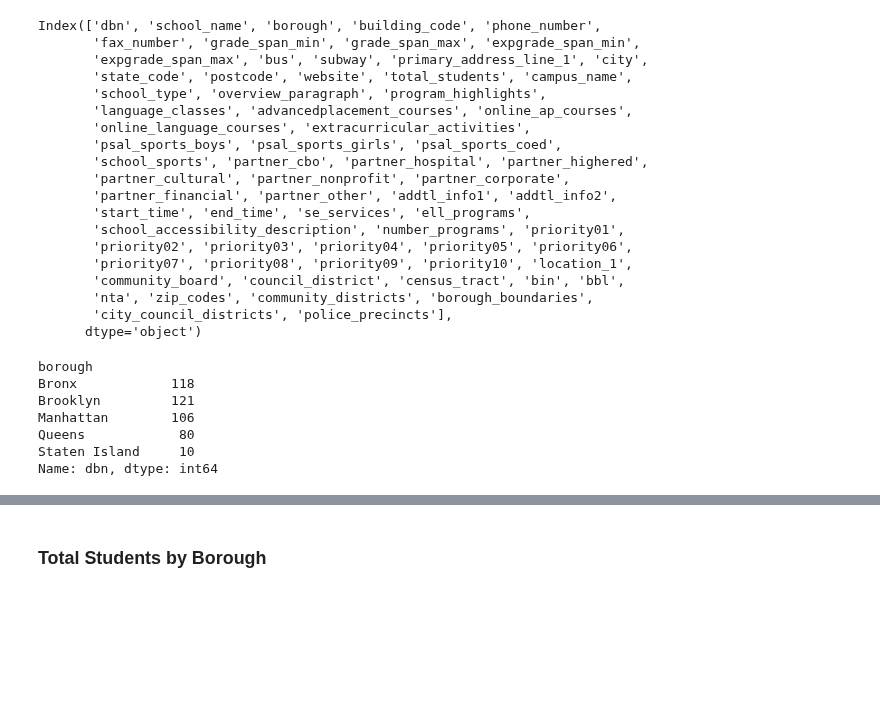
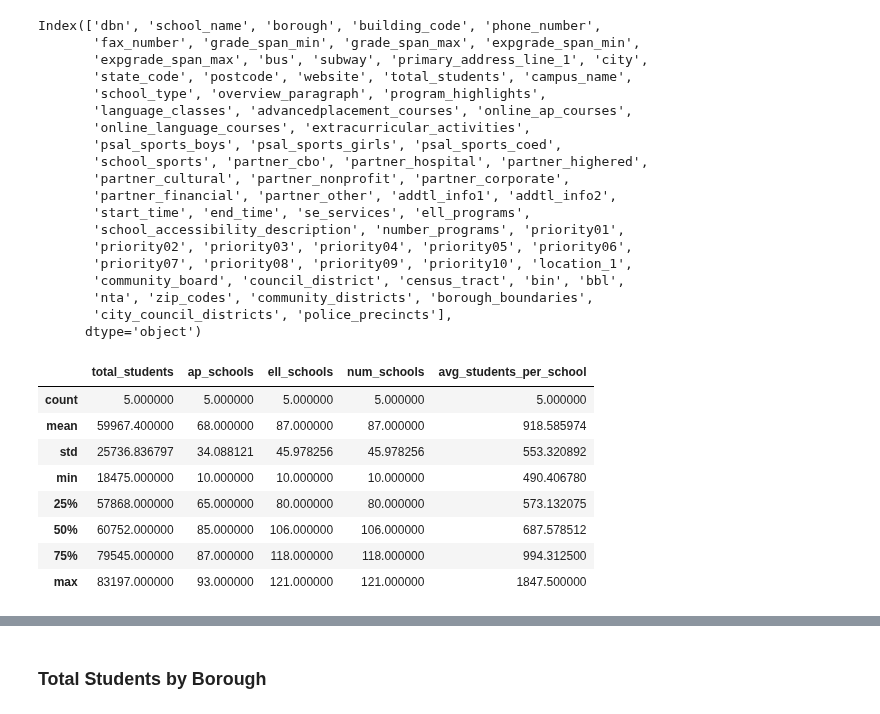
Before and after one commit to webeet-io/_onboarding_data, a Jupyter notebook: daily_tasks/day_2/day2_analysis.ipynb, the cells around one changed output, grey strips where cells are left out. Drawn from its saved outputs; the diff is of its cells as text; code cells hidden in the pictures; blank space fills up the shorter version.

```diff
--- a/daily_tasks/day_2/day2_analysis.ipynb
+++ b/daily_tasks/day_2/day2_analysis.ipynb
@@ -242,16 +263,17 @@ Index(['dbn', 'school_name', 'borough', 'building_code', 'phone_number',
        'nta', 'zip_codes', 'community_districts', 'borough_boundaries',
        'city_council_districts', 'police_precincts'],
       dtype='object')
-# %%
-df.groupby(['borough'])['dbn'].nunique()
-# %% [output]
-borough
-Bronx            118
-Brooklyn         121
-Manhattan        106
-Queens            80
-Staten Island     10
-Name: dbn, dtype: int64
 # %%
 # Compute average students per school
 borough_summary['avg_students_per_school'] = borough_summary['total_students'] / borough_summary['num_schools']
+borough_summary.describe()
+# %% [output]
+|  | total_students | ap_schools | ell_schools | num_schools | avg_students_per_school |
+| count | 5.000000 | 5.000000 | 5.000000 | 5.000000 | 5.000000 |
+| mean | 59967.400000 | 68.000000 | 87.000000 | 87.000000 | 918.585974 |
+| std | 25736.836797 | 34.088121 | 45.978256 | 45.978256 | 553.320892 |
+| min | 18475.000000 | 10.000000 | 10.000000 | 10.000000 | 490.406780 |
+| 25% | 57868.000000 | 65.000000 | 80.000000 | 80.000000 | 573.132075 |
+| 50% | 60752.000000 | 85.000000 | 106.000000 | 106.000000 | 687.578512 |
+| 75% | 79545.000000 | 87.000000 | 118.000000 | 118.000000 | 994.312500 |
+| max | 83197.000000 | 93.000000 | 121.000000 | 121.000000 | 1847.500000 |
```
Also changed, not shown: parts of 31 cells of this notebook.
